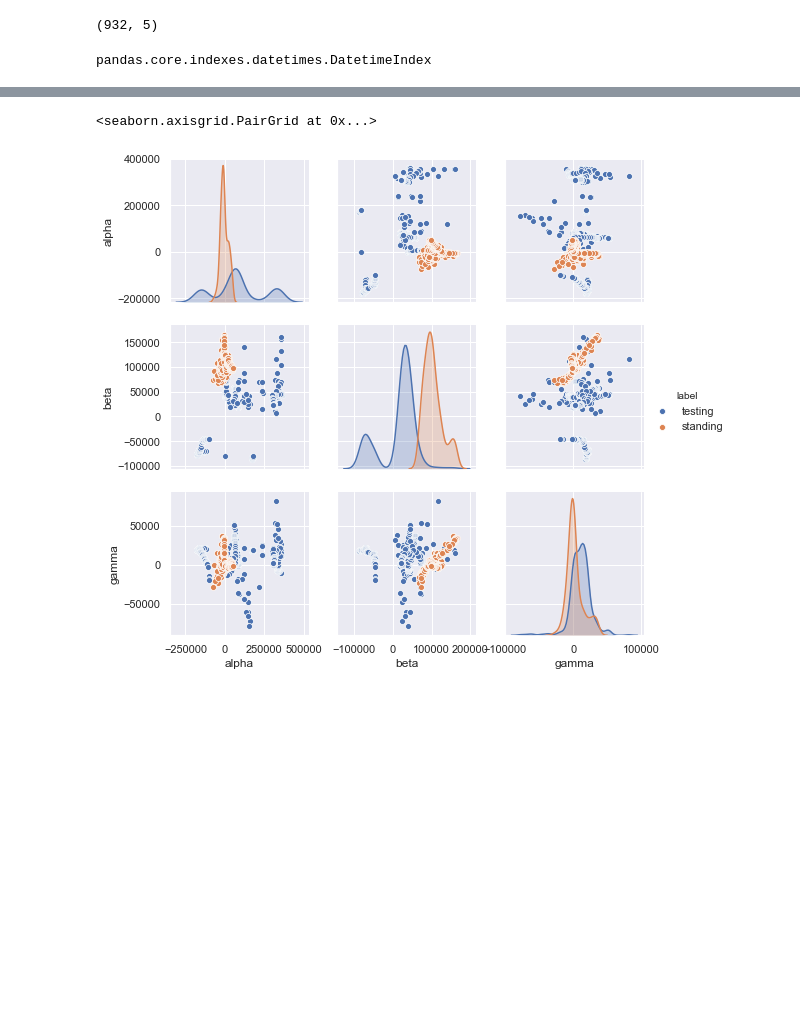
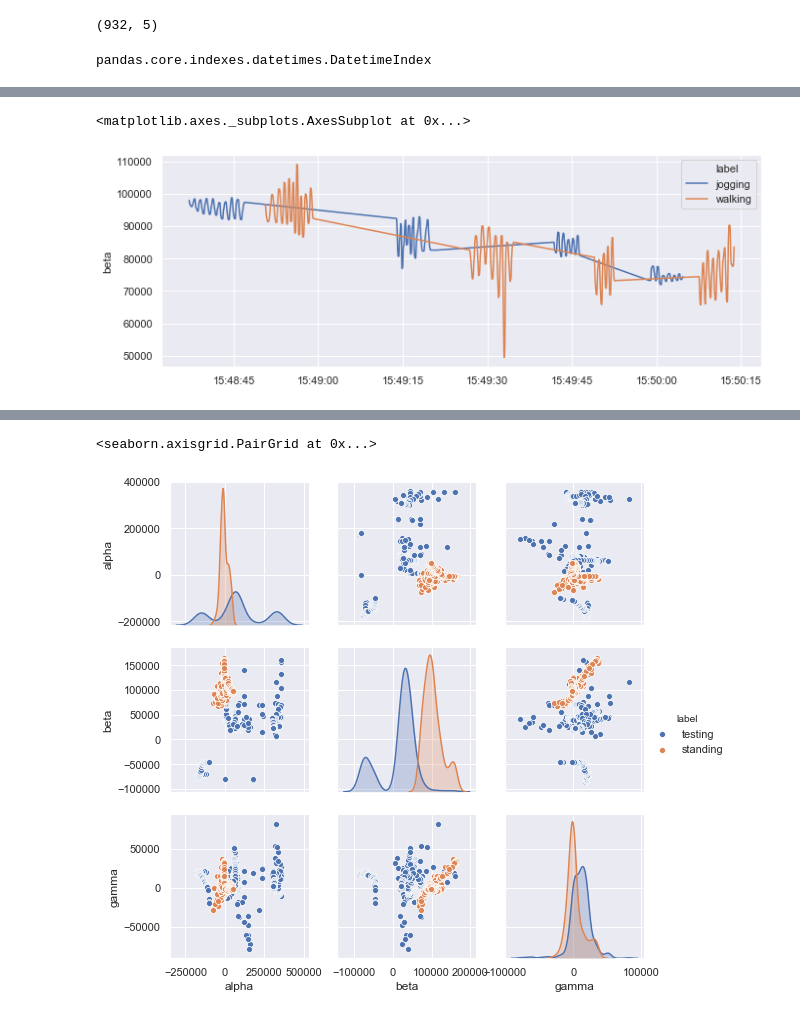
Before and after one commit to ma-rius/sensor-classification, a Jupyter notebook: sensor_classification.ipynb, the cells around one changed output, grey strips where cells are left out. Saved outputs shown, nothing was run; the diff lists cells and outputs as text; code cells hidden in the pictures; blank space fills up the shorter version.

```diff
--- a/sensor_classification.ipynb
+++ b/sensor_classification.ipynb
@@ -77,0 +81,5 @@ sensor_data['gamma'].plot()
+# %%
+sns.lineplot(x=np.asarray(sensor_data.index,dtype='datetime64[ns]'), y='beta', hue='label', data=sensor_data)
+# %% [output]
+<matplotlib.axes._subplots.AxesSubplot at 0x...>
+[figure, added]
```
Also changed, not shown: parts of 18 cells of this notebook.
